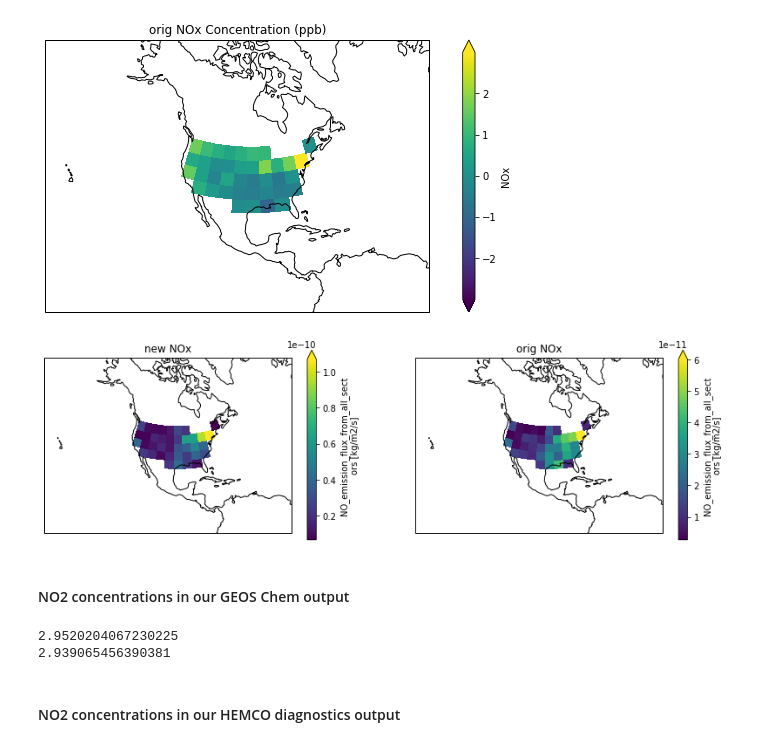
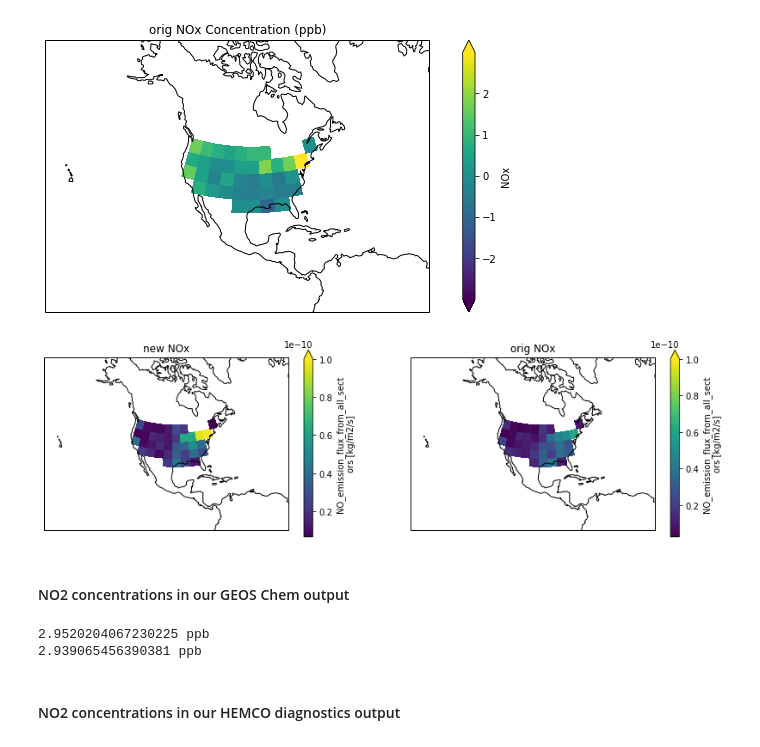
Before and after one commit to lfreese/NEI, a Jupyter notebook: GC_output_conservation_check.ipynb, the cells around one changed output. Drawn from its saved outputs; the diff is of its cells as text; code cells hidden in the pictures.

Commit message:
Fixed the plots to be on same scale, updated so that new aligns properly, sum over kg/m2/s and over kg/month

```diff
--- a/GC_output_conservation_check.ipynb
+++ b/GC_output_conservation_check.ipynb
@@ -115,30 +115,31 @@ ax.set_title(f'{nm} NOx Concentration (ppb)');
 # %%
 #### plot our NOx of HEMCO Emissions ####
 
 fig, axes = plt.subplots(1,2, figsize = [14,4], subplot_kw={'projection':ccrs.LambertConformal()})
 
 for idx, nm in enumerate(GC_ds['name'].values):
     ax = axes[idx]
     HEMCO_US_ds['EmisNO_Total'].isel(lev = 0).sel(name = nm).plot(ax=ax, #set the axis
                                        extend='max',#extend the colorbar in both directions
                                        transform=ccrs.PlateCarree(), #fit data into map
-                                        cmap='viridis')
+                                        cmap='viridis',
+                                        vmax = 1e-10)
     ax.coastlines()
     ax.set_extent([-150, -50, 0, 70])
     ax.set_title(f'{nm} NOx')
 # %% [output]
-[figure, old version]
+[figure, new version]
 # %% [markdown]
 #### NO2 concentrations in our GEOS Chem output
 # %%
 NOx_conc_orig = (GC_US_ds['NOx'].sel(name = 'orig')).mean().values.item()
 NOx_conc_new = (GC_US_ds['NOx'].sel(name = 'new')).mean().values.item()
 # %%
-print(NOx_conc_new)
-print(NOx_conc_orig)
+print(NOx_conc_new, 'ppb')
+print(NOx_conc_orig, 'ppb')
 # %% [output]
-2.9520204067230225
-2.939065456390381
+2.9520204067230225 ppb
+2.939065456390381 ppb
 # %% [markdown]
 #### NO2 concentrations in our HEMCO diagnostics output
 # %%
```
Also changed, not shown: parts of 2 cells of this notebook.
